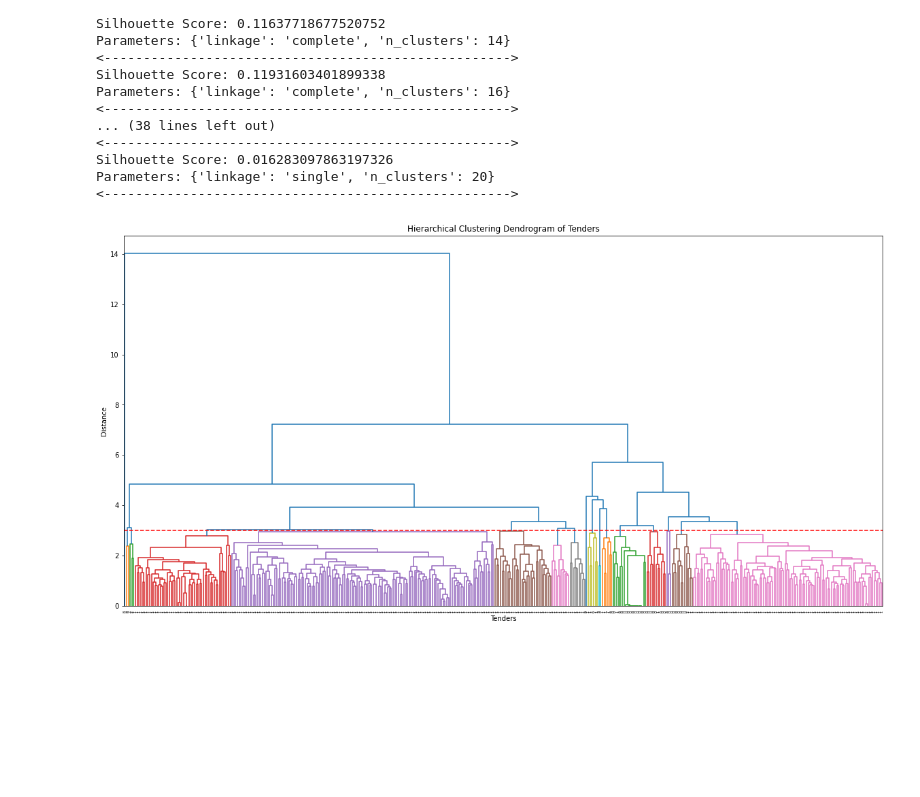
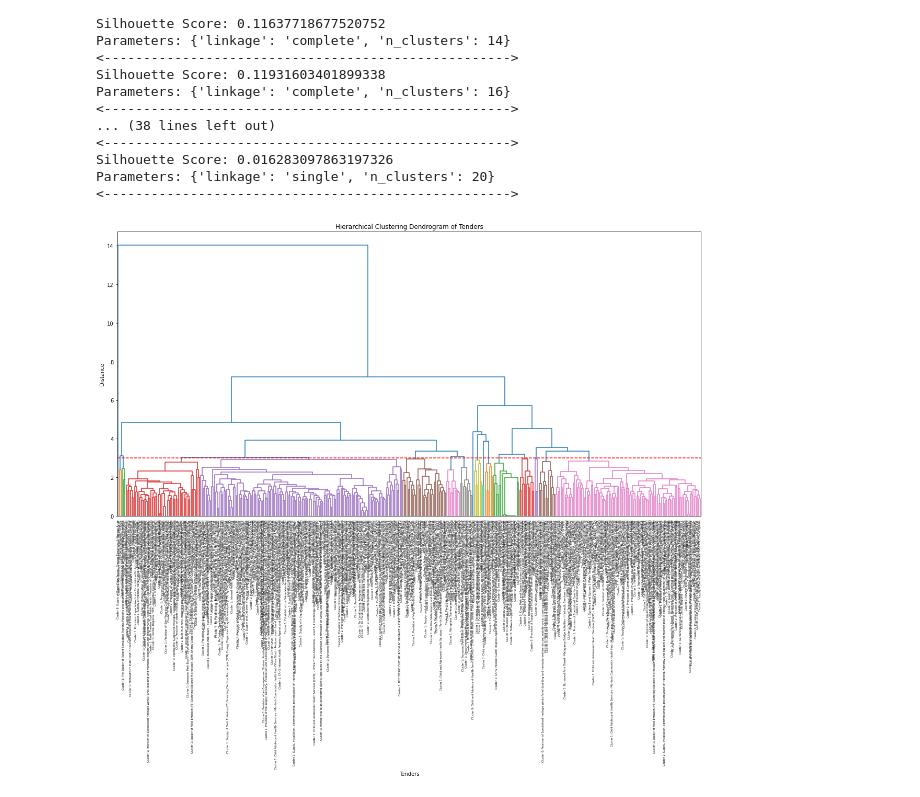
Before and after one commit to Doodem/UWACapstoneG2, a Jupyter notebook: contributions/mitchell_doody-burras_23240401/ClusteringTenders.ipynb, the cells around one changed output. Cells and saved outputs as stored; diff of their text form; code cells hidden in the pictures; blank space fills up the shorter version.

Commit message:
Mapped contract titles back to clustered tenders

```diff
--- a/contributions/mitchell_doody-burras_23240401/ClusteringTenders.ipynb
+++ b/contributions/mitchell_doody-burras_23240401/ClusteringTenders.ipynb
@@ -67,16 +75,23 @@ Parameters: {'linkage': 'single', 'n_clusters': 20}
 # %%
 # AGGLOMERATIVE CLUSTERING
 clusters = best_estimator.fit_predict(loaded_array_list)
 thres = 3
 
+# CLUSTER MAPPINGS
+TenderClusters = {}
+for ReferenceNumber, cluster in zip(Mappings, clusters):
+    TenderClusters[ReferenceNumber] = cluster
+Tenders['Cluster'] = Tenders['Reference Number'].map(TenderClusters)
+labels = [f'Cluster {cluster}: {Tenders.iloc[i]["Contract Title"]}' for i, cluster in enumerate(clusters)]
+
 linkage_matrix = linkage(loaded_array_list, method='complete', metric='euclidean')
 plt.figure(figsize=(20, 10))
-dendrogram(linkage_matrix, labels=clusters, color_threshold=thres)
+dendrogram(linkage_matrix, labels=labels, color_threshold=thres)
 plt.xlabel('Tenders')
 plt.ylabel('Distance')
 plt.title('Hierarchical Clustering Dendrogram of Tenders')
 plt.axhline(y=thres, color='red', linestyle='--')
 plt.xticks(rotation=90)
 plt.show()
 # %% [output]
-[figure, old version]
+[figure, new version]
```
Also changed, not shown: parts of 2 cells of this notebook.
